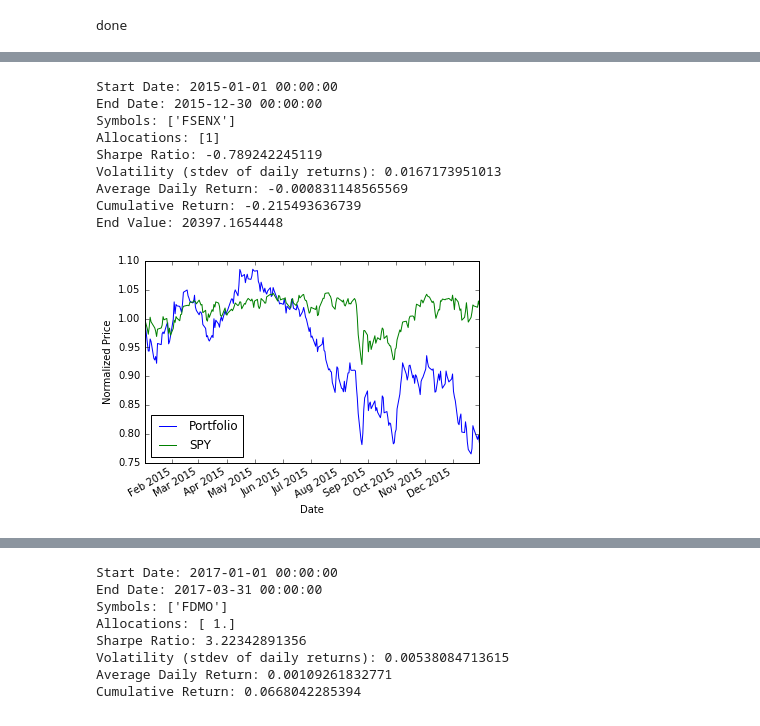
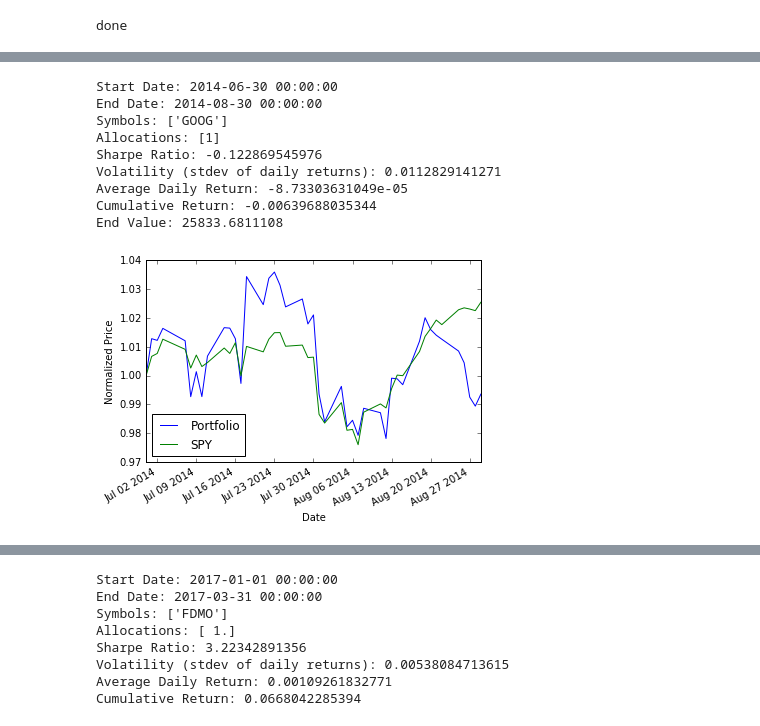
Before and after one commit to blhughes/ML4T, a Jupyter notebook: analysis.ipynb, the cells around one changed output, grey strips where cells are left out. Saved outputs shown, nothing was run; the diff lists cells and outputs as text; code cells hidden in the pictures.

```diff
--- a/analysis.ipynb
+++ b/analysis.ipynb
@@ -17,39 +34,39 @@ done
 # %%
 reload(analysis)
 
-symbols =  ['FSENX']
-start_date = dt.datetime(2015,1,1)
-end_date = dt.datetime(2015,12,30)
+symbols =  ['GOOG']
+start_date = dt.datetime(2014,6,30)
+end_date = dt.datetime(2014,8,30)
 allocations =[  1]
 start_val = 26000
 risk_free_rate = 0.0
 sample_freq = 252
 
     # Assess the portfolio
 cr, adr, sddr, sr, ev = analysis.assess_portfolio(sd = start_date, ed = end_date,\
     syms = symbols, \
     allocs = allocations,\
     sv = start_val, \
     gen_plot = True)
 
 # Print statistics
 print "Start Date:", start_date
 print "End Date:", end_date
 print "Symbols:", symbols
 print "Allocations:", allocations
 print "Sharpe Ratio:", sr
 print "Volatility (stdev of daily returns):", sddr
 print "Average Daily Return:", adr
 print "Cumulative Return:", cr
 print "End Value:", ev
 # %% [output]
-Start Date: 2015-01-01 00:00:00
-End Date: 2015-12-30 00:00:00
-Symbols: ['FSENX']
+Start Date: 2014-06-30 00:00:00
+End Date: 2014-08-30 00:00:00
+Symbols: ['GOOG']
 Allocations: [1]
-Sharpe Ratio: -0.789242245119
-Volatility (stdev of daily returns): 0.0167173951013
-Average Daily Return: -0.000831148565569
-Cumulative Return: -0.215493636739
-End Value: 20397.1654448
+Sharpe Ratio: -0.122869545976
+Volatility (stdev of daily returns): 0.0112829141271
+Average Daily Return: -8.73303631049e-05
+Cumulative Return: -0.00639688035344
+End Value: 25833.6811108
-[figure, old version]
+[figure, new version]
```
Also changed, not shown: parts of 5 cells of this notebook, 1 other file.
